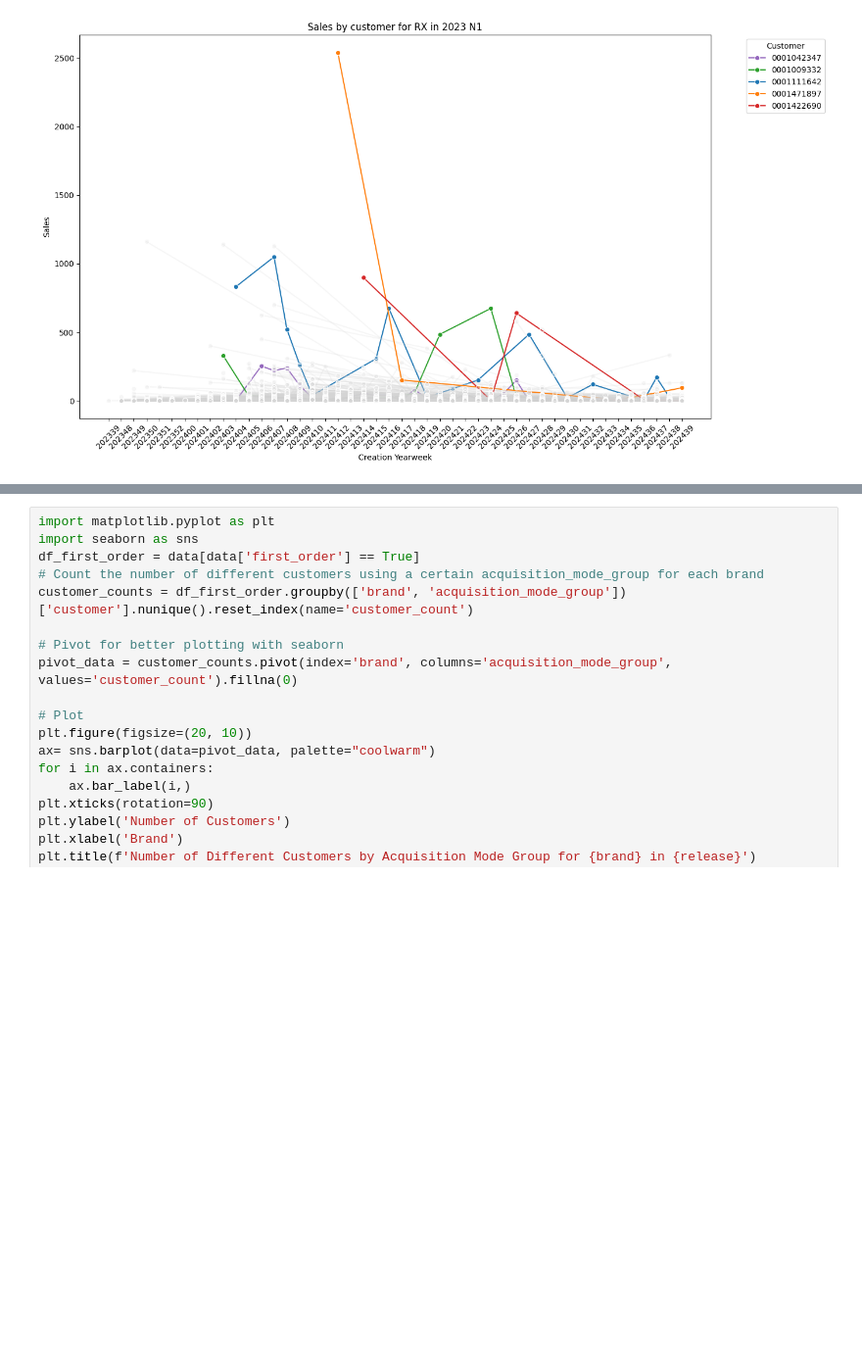
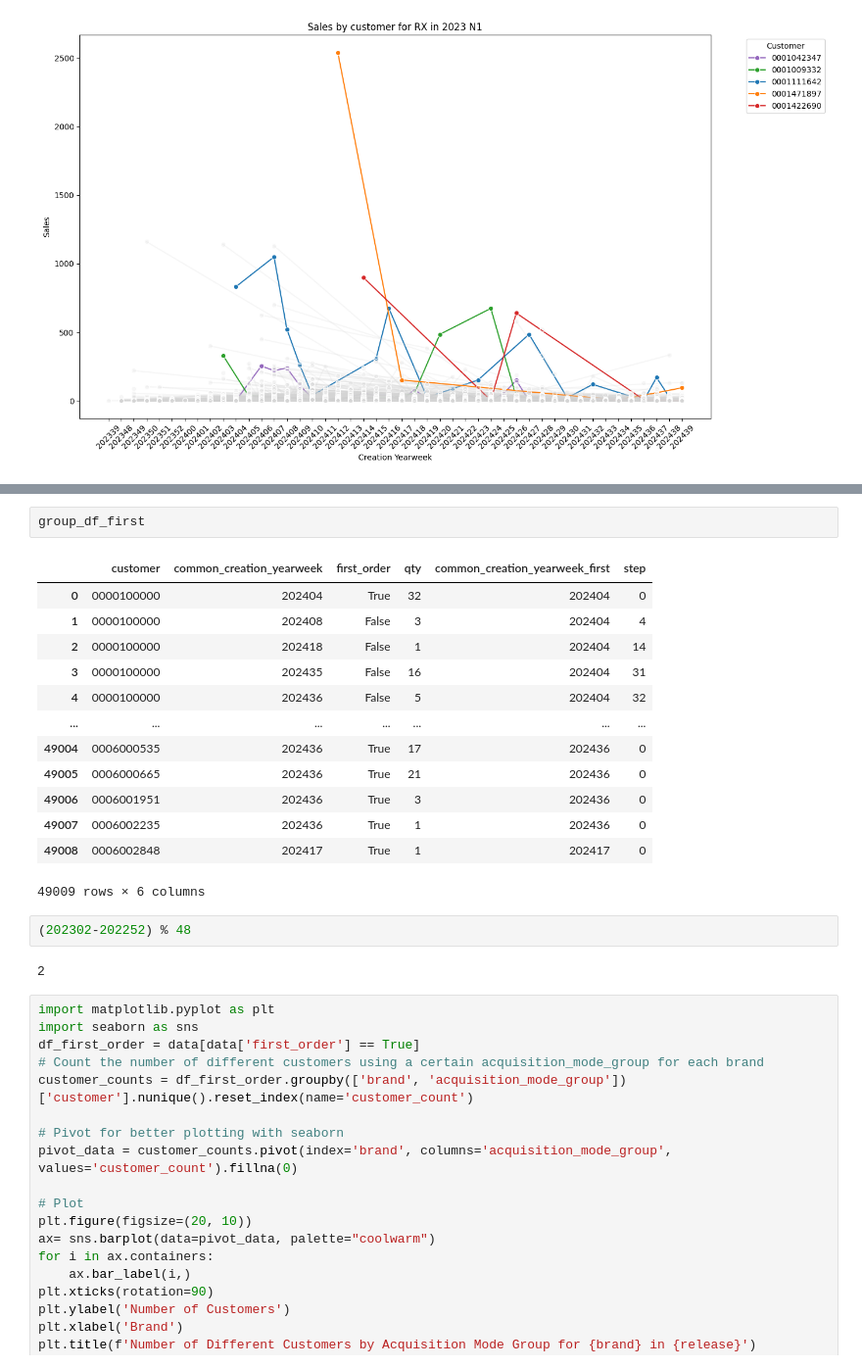
Before and after one commit to MottaDavide/analisi_comp, a Jupyter notebook: notebook/data visualization.ipynb, the cells around one changed output, grey strips where cells are left out. Shown at 98% size. Saved outputs shown, nothing was run; the diff lists cells and outputs as text; blank space fills up the shorter version.

```diff
--- a/notebook/data visualization.ipynb
+++ b/notebook/data visualization.ipynb
@@ -63,3 +179,23 @@ plt.show()
+# %%
+group_df_first
+# %% [output]
+|  | customer | common_creation_yearweek | first_order | qty | common_creation_yearweek_first | step |
+| 0 | 0000100000 | 202404 | True | 32 | 202404 | 0 |
+| 1 | 0000100000 | 202408 | False | 3 | 202404 | 4 |
+| 2 | 0000100000 | 202418 | False | 1 | 202404 | 14 |
+| 3 | 0000100000 | 202435 | False | 16 | 202404 | 31 |
+| 4 | 0000100000 | 202436 | False | 5 | 202404 | 32 |
+| ... | ... | ... | ... | ... | ... | ... |
+| 49004 | 0006000535 | 202436 | True | 17 | 202436 | 0 |
+| 49005 | 0006000665 | 202436 | True | 21 | 202436 | 0 |
+| 49006 | 0006001951 | 202436 | True | 3 | 202436 | 0 |
+| 49007 | 0006002235 | 202436 | True | 1 | 202436 | 0 |
+| 49008 | 0006002848 | 202417 | True | 1 | 202417 | 0 |
+49009 rows × 6 columns
+# %%
+(202302-202252) % 48
+# %% [output]
+2
 # %%
 import matplotlib.pyplot as plt
 import seaborn as sns
```
Also changed, not shown: parts of 4 cells of this notebook.
